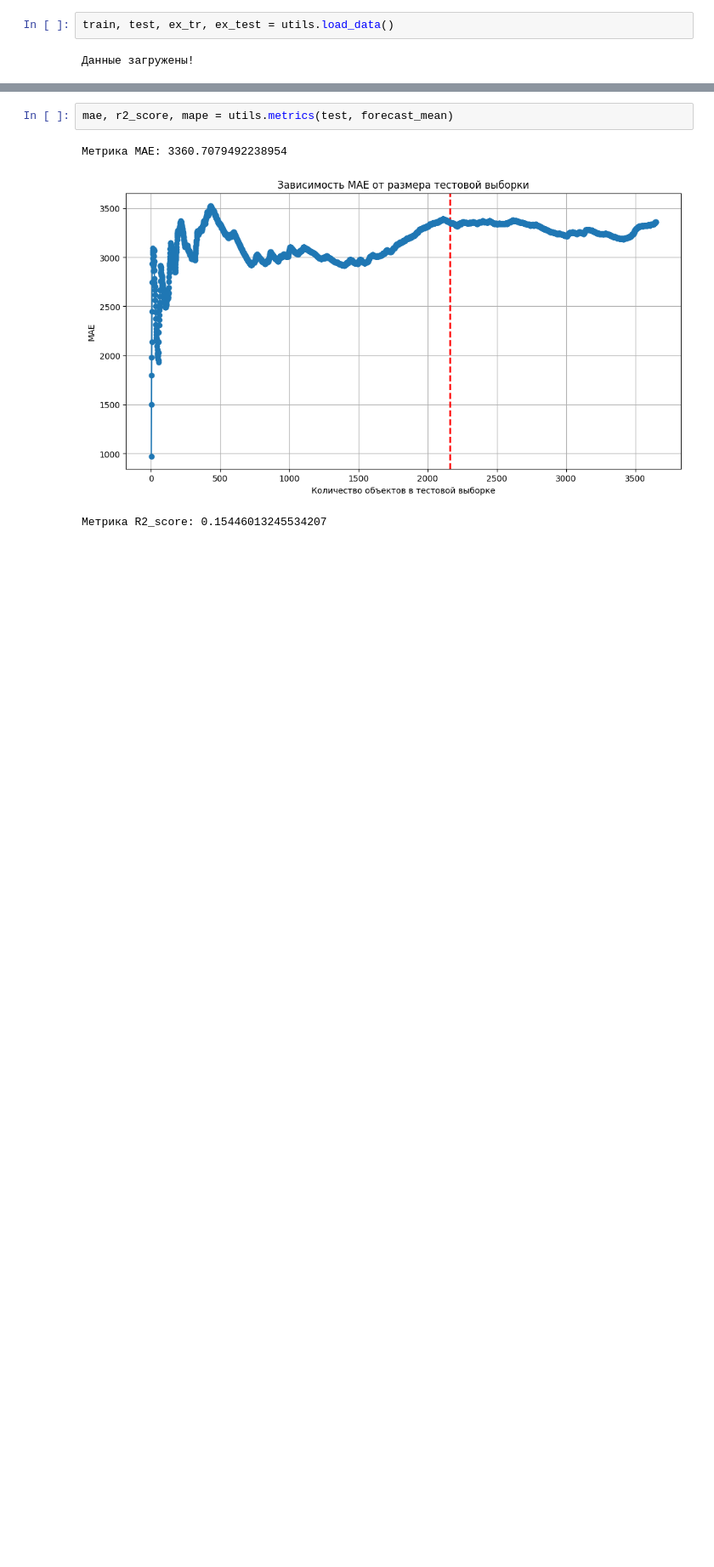
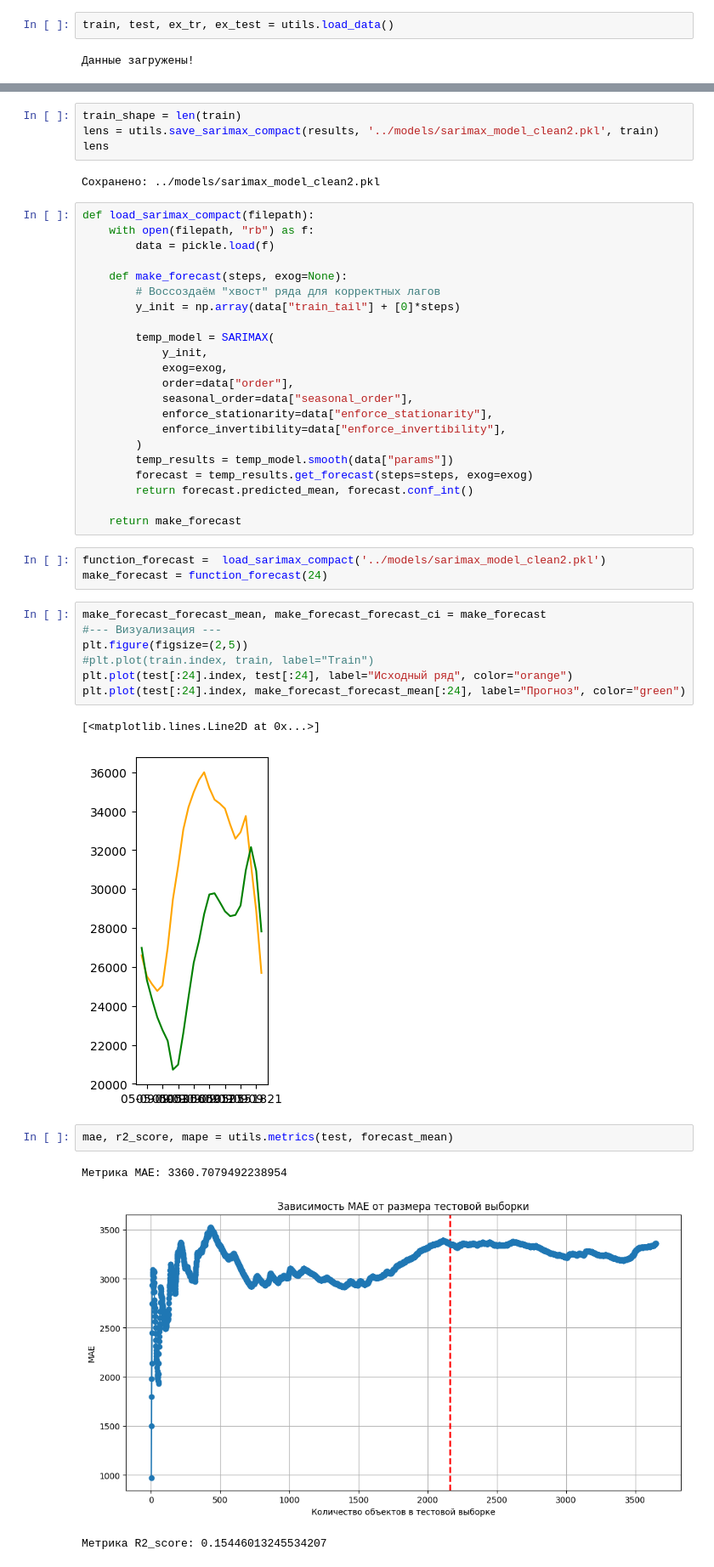
Before and after one commit to shut77/forecasting-timeseries-sarima, a Jupyter notebook: notebooks/modeling.ipynb, the cells around one changed output, grey strips where cells are left out. Shown: that part at 85% size. Cells and saved outputs as stored; diff of their text form; blank space fills up the shorter version.

```diff
--- a/notebooks/modeling.ipynb
+++ b/notebooks/modeling.ipynb
@@ -81,3 +87,44 @@ plt.plot(test[:24*90].index, forecast_mean[:24*90], label="Прогноз", colo
+# %%
+train_shape = len(train)
+lens = utils.save_sarimax_compact(results, '../models/sarimax_model_clean2.pkl', train)
+lens
+# %% [output]
+Сохранено: ../models/sarimax_model_clean2.pkl
+# %%
+def load_sarimax_compact(filepath):
+    with open(filepath, "rb") as f:
+        data = pickle.load(f)
+
+    def make_forecast(steps, exog=None):
+        # Воссоздаём "хвост" ряда для корректных лагов
+        y_init = np.array(data["train_tail"] + [0]*steps)
+
+        temp_model = SARIMAX(
+            y_init,
+            exog=exog,
+            order=data["order"],
+            seasonal_order=data["seasonal_order"],
+            enforce_stationarity=data["enforce_stationarity"],
+            enforce_invertibility=data["enforce_invertibility"],
+        )
+        temp_results = temp_model.smooth(data["params"])
+        forecast = temp_results.get_forecast(steps=steps, exog=exog)
+        return forecast.predicted_mean, forecast.conf_int()
+
+    return make_forecast
+# %%
+function_forecast =  load_sarimax_compact('../models/sarimax_model_clean2.pkl')
+make_forecast = function_forecast(24)
+# %%
+make_forecast_forecast_mean, make_forecast_forecast_ci = make_forecast
+#--- Визуализация ---
+plt.figure(figsize=(2,5))
+#plt.plot(train.index, train, label="Train")
+plt.plot(test[:24].index, test[:24], label="Исходный ряд", color="orange")
+plt.plot(test[:24].index, make_forecast_forecast_mean[:24], label="Прогноз", color="green")
+# %% [output]
+[<matplotlib.lines.Line2D at 0x...>]
+[figure, added]
 # %%
 mae, r2_score, mape = utils.metrics(test, forecast_mean)
 # %% [output]
```
Also changed, not shown: parts of 4 cells of this notebook, 7 other files.
